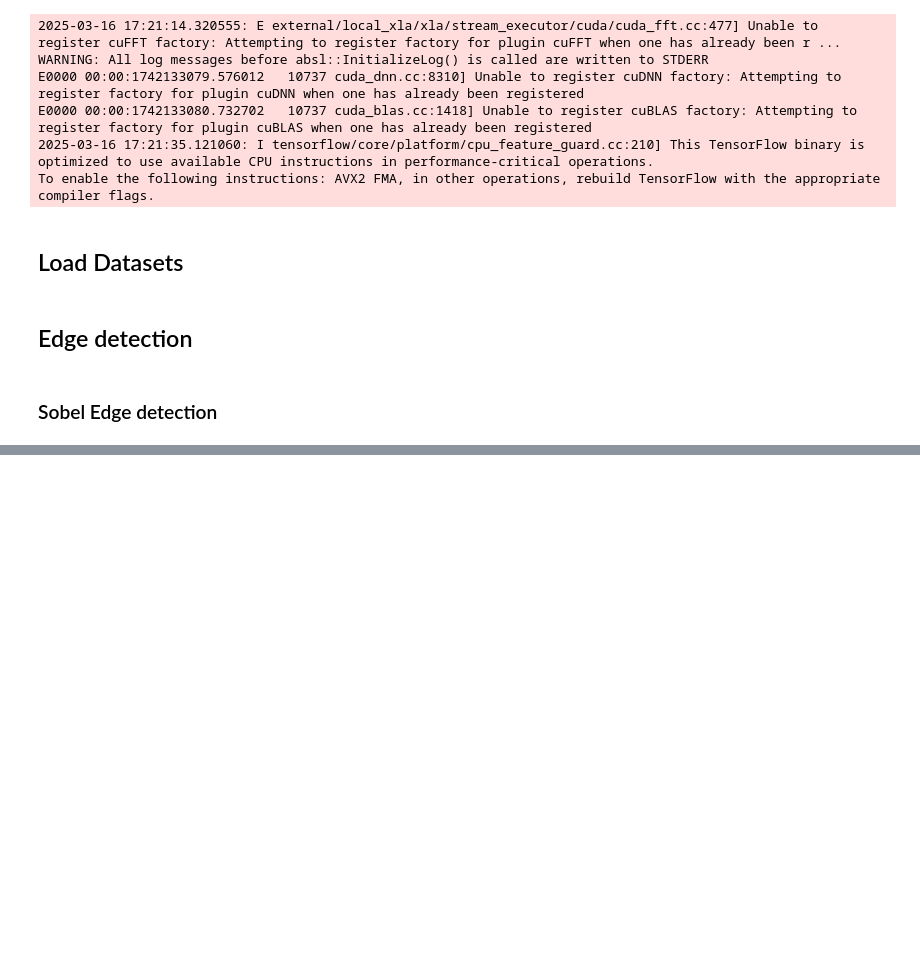
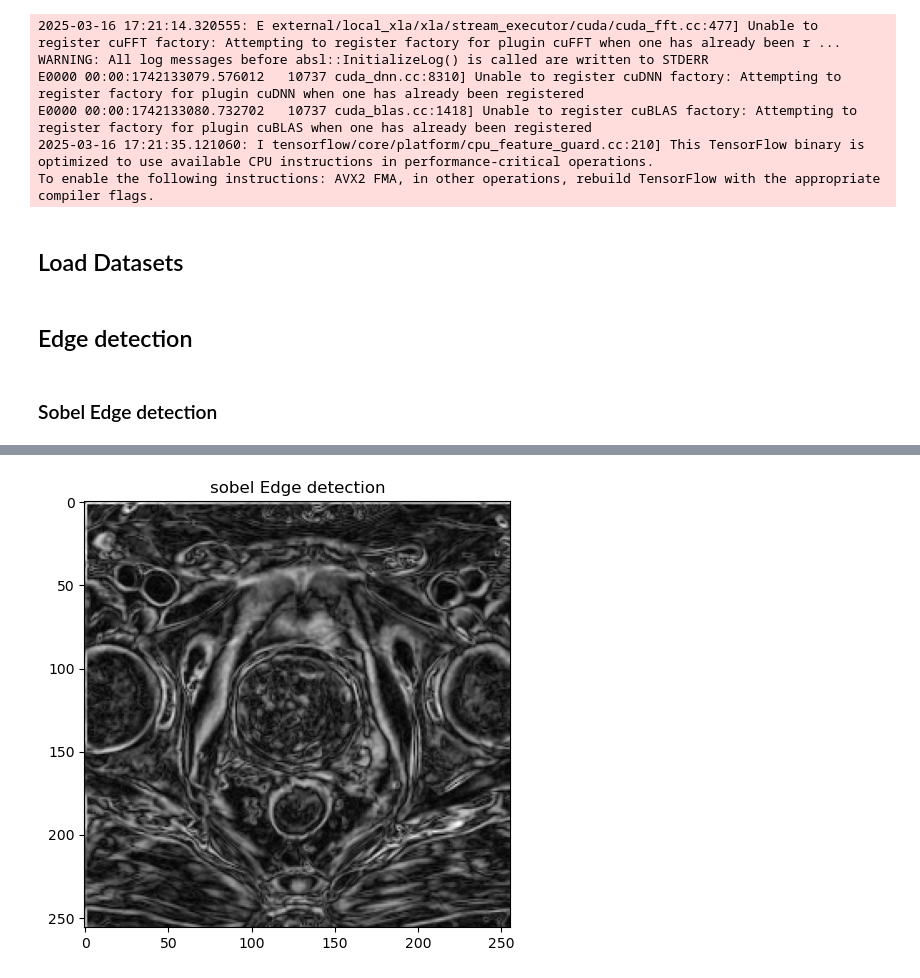
Before and after one commit to Mehrdadt1999/MRI_Preprocessing, a Jupyter notebook: Part3/MRI_preprocessing_part3.ipynb, the cells around one changed output, grey strips where cells are left out. Drawn from its saved outputs; the diff is of its cells as text; code cells hidden in the pictures; blank space fills up the shorter version.

```diff
--- a/Part3/MRI_preprocessing_part3.ipynb
+++ b/Part3/MRI_preprocessing_part3.ipynb
@@ -36,0 +61,4 @@ df_sag = pd.read_csv("../Part2/df_sag.csv").set_index("Study Instance UID")
+# %%
+sobel_edge(df_t2w)
+# %% [output]
+[figure, added]
```
Also changed, not shown: parts of 5 cells of this notebook.
